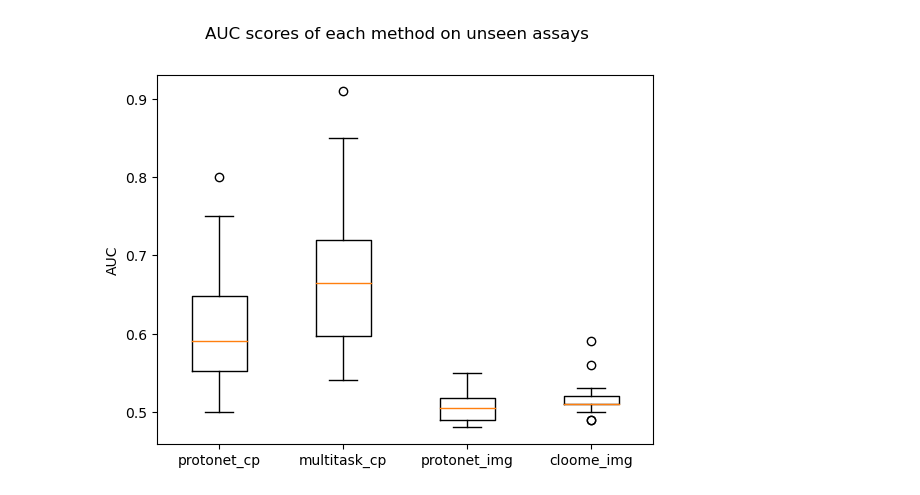
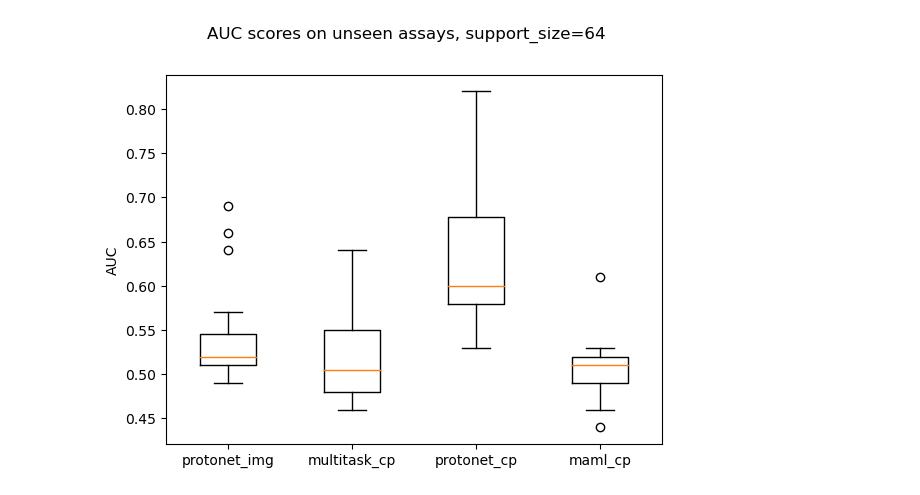
Before and after one commit to son-ha-264/FSL_CP, a Jupyter notebook: result/notebook/model_comparision.ipynb, the cells around one changed output. Cells and saved outputs as stored; diff of their text form; code cells hidden in the pictures.

```diff
--- a/result/notebook/model_comparision.ipynb
+++ b/result/notebook/model_comparision.ipynb
@@ -4,11 +4,9 @@ import matplotlib.pyplot as plt
 import numpy as np
 import seaborn as sns
 # %%
-df_proto_cp_result = pd.read_csv('../result_summary/protonet_cp_result_summary.csv')
-df_proto_cp_plus_result = pd.read_csv('../result_summary/protonet_cp+_result_summary.csv')
-df_multitask_cp_plus_result = pd.read_csv('../result_summary/multitask_cp+_result_summary.csv')
-df_multitask_cp_result = pd.read_csv('../result_summary/multitask_cp_result_summary.csv')
+df_proto_auroc_cp = pd.read_csv('../result_summary/protonet_cp_result_summary5.csv')
+df_multitask_auroc_cp = pd.read_csv('../result_summary/multitask_cp_result_summary2.csv')
+df_maml_auroc_cp = pd.read_csv('../result_summary/maml_cp_auroc_result_summary2.csv')
 
-df_proto_img_result = pd.read_csv('../result_summary/protonet_img_result_summary.csv')
-df_cloome_img_result = pd.read_csv('../result_summary/cloome_img_result_summary.csv')
+df_proto_auroc_img = pd.read_csv('../result_summary/protonet_img_result_summary_4.csv')
 # %%
@@ -207,13 +110,13 @@ with plt.style.context(['seaborn-v0_8-deep', 'seaborn']):
 # %%
-data = [proto_cp_after_64, multitask_cp_64, proto_img_after_64, cloome_img_64]
+data = [auroc_proto_img_64, auroc_multitask_cp_64, auroc_proto_cp_64, auroc_maml_cp_64]
 #data = [multitask_cp_plus_64, proto_cp_plus_after_64, proto_img_after_64, cloome_img_64]
 
 plt.boxplot(data)
 plt.ylabel('AUC')
-plt.suptitle('AUC scores of each method on unseen assays')
+plt.suptitle('AUC scores on unseen assays, support_size=64')
 #plt.xticks([1,2,3,4], ['multitask_cp+', 'protonet_cp+', 'protonet_img', 'cloome_img'])
-plt.xticks([1,2,3,4], ['protonet_cp', 'multitask_cp', 'protonet_img', 'cloome_img'])
+plt.xticks([1,2,3,4], ['protonet_img', 'multitask_cp', 'protonet_cp', 'maml_cp'])
 plt.savefig("../plots/Model_comparison_boxplot2.png")
 plt.show()
 # %% [output]
-[figure, old version]
+[figure, new version]
```
Also changed, not shown: parts of 7 cells of this notebook, 46 other files.
